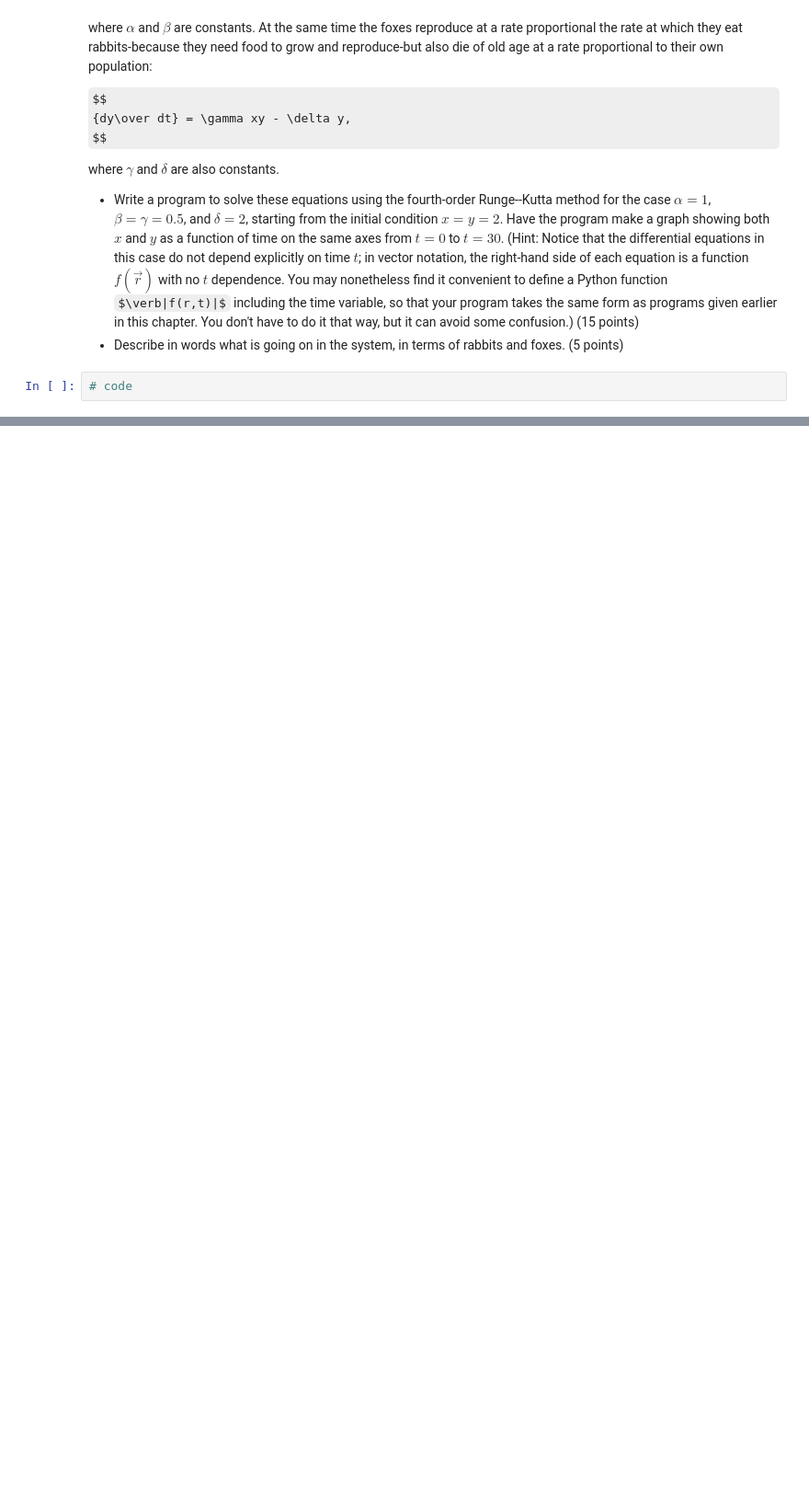
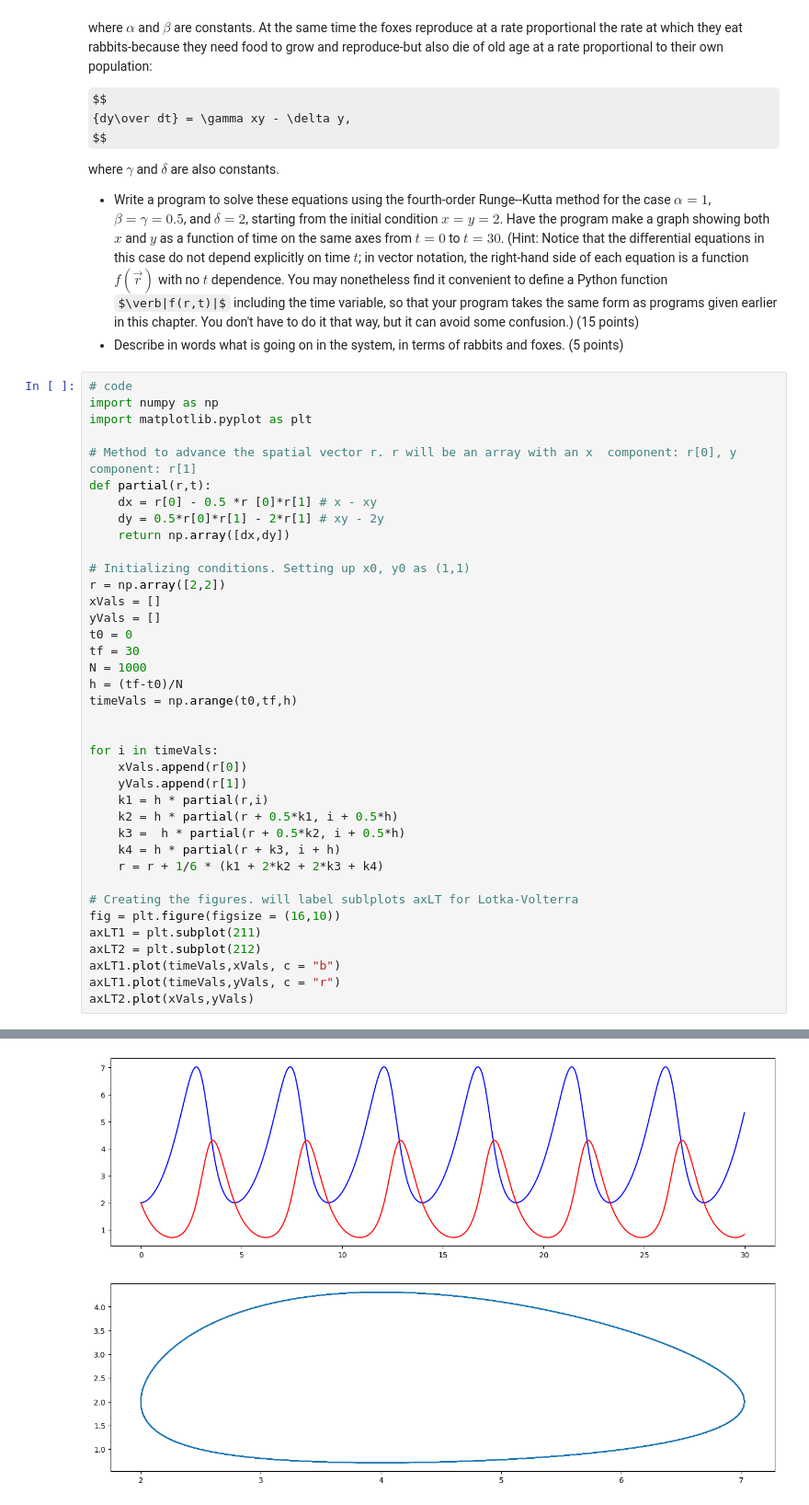
Before and after one commit to GeoffHennessy/Hennessy-Phys50733, a Jupyter notebook: Homework_4/Hennessy_Homework4.ipynb, the cells around one changed output, grey strips where cells are left out. Shown at 92% size. Saved outputs shown, nothing was run; the diff lists cells and outputs as text; some formulas as TeX source; blank space fills up the shorter version.

```diff
--- a/Homework_4/Hennessy_Homework4.ipynb
+++ b/Homework_4/Hennessy_Homework4.ipynb
@@ -193,3 +196,40 @@ where $\gamma$ and $\delta$ are also constants.
   and foxes. (5 points)
 # %%
 # code
+import numpy as np
+import matplotlib.pyplot as plt
+
+# Method to advance the spatial vector r. r will be an array with an x  component: r[0], y component: r[1]
+def partial(r,t):
+    dx = r[0] - 0.5 *r [0]*r[1] # x - xy
+    dy = 0.5*r[0]*r[1] - 2*r[1] # xy - 2y
+    return np.array([dx,dy])
+
+# Initializing conditions. Setting up x0, y0 as (1,1)
+r = np.array([2,2])
+xVals = []
+yVals = []
+t0 = 0
+tf = 30
+N = 1000
+h = (tf-t0)/N
+timeVals = np.arange(t0,tf,h)
+
+
+for i in timeVals:
+    xVals.append(r[0])
+    yVals.append(r[1])
+    k1 = h * partial(r,i)
+    k2 = h * partial(r + 0.5*k1, i + 0.5*h)
+    k3 =  h * partial(r + 0.5*k2, i + 0.5*h)
+    k4 = h * partial(r + k3, i + h)
+    r = r + 1/6 * (k1 + 2*k2 + 2*k3 + k4)
+
+# Creating the figures. will label sublplots axLT for Lotka-Volterra
+fig = plt.figure(figsize = (16,10))
+axLT1 = plt.subplot(211)
+axLT2 = plt.subplot(212)
+axLT1.plot(timeVals,xVals, c = "b")
+axLT1.plot(timeVals,yVals, c = "r")
+axLT2.plot(xVals,yVals)
+# %% [output]
@@ -196,3 +237,4 @@ where $\gamma$ and $\delta$ are also constants.
+[figure, added]
 # %% [markdown]
 ### Exercise 8.3: The Lorenz equations
 
```
Also changed, not shown: parts of 6 cells of this notebook.
